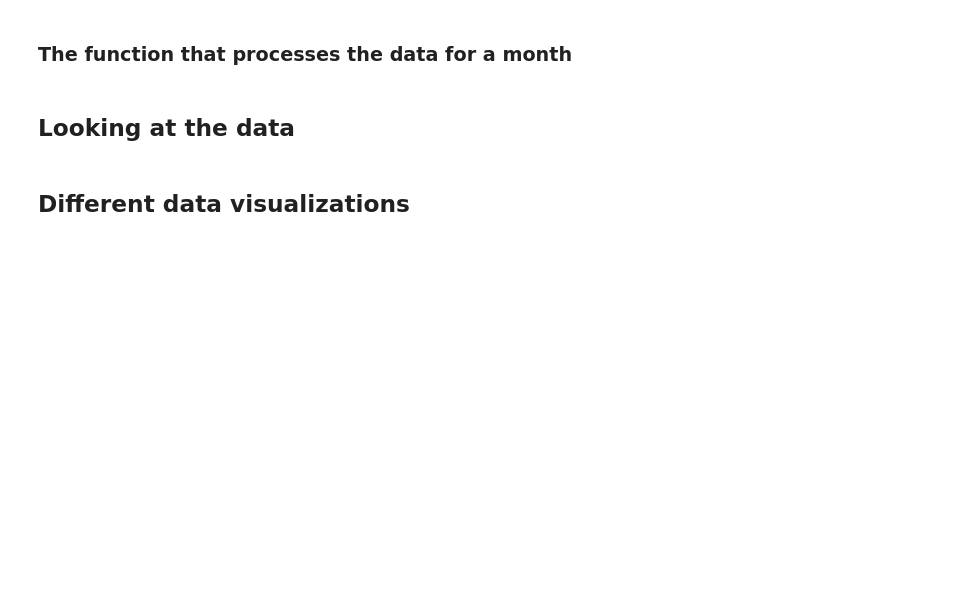
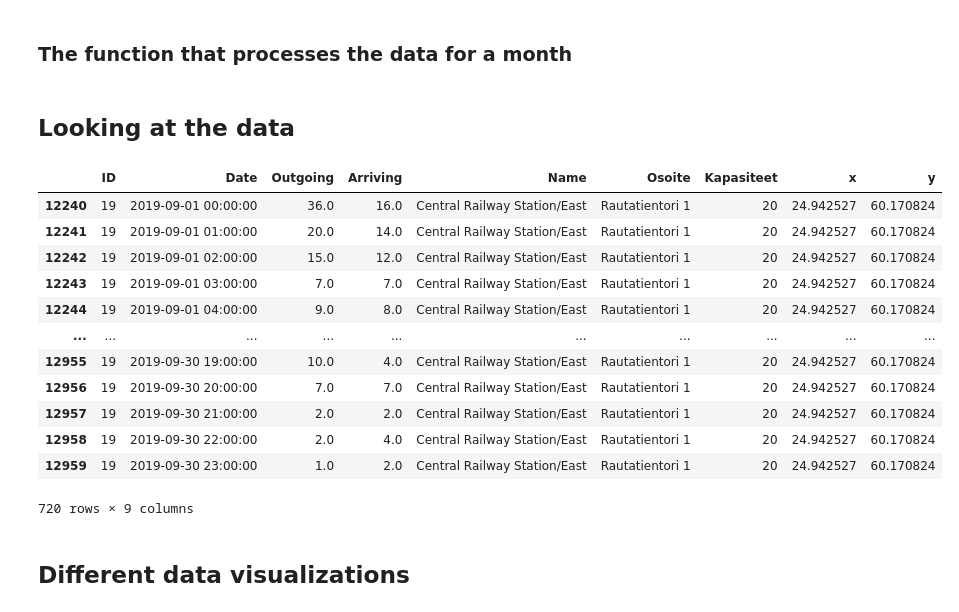
Before and after one commit to giacomogreggio/HSL-citybikes-predictor, a Jupyter notebook: HSL_citybikes_predictor.ipynb, the cells around one changed output. Cells and saved outputs as stored; diff of their text form; code cells hidden in the pictures; blank space fills up the shorter version.

```diff
--- a/HSL_citybikes_predictor.ipynb
+++ b/HSL_citybikes_predictor.ipynb
@@ -140,3 +142,20 @@ data = get_processed_data_for_month(4)
+# %%
+data =  get_processed_data_for_month(9)
+data[data["ID"] == 19]
+# %% [output]
+|  | ID | Date | Outgoing | Arriving | Name | Osoite | Kapasiteet | x | y |
+| 12240 | 19 | 2019-09-01 00:00:00 | 36.0 | 16.0 | Central Railway Station/East | Rautatientori 1 | 20 | 24.942527 | 60.170824 |
+| 12241 | 19 | 2019-09-01 01:00:00 | 20.0 | 14.0 | Central Railway Station/East | Rautatientori 1 | 20 | 24.942527 | 60.170824 |
+| 12242 | 19 | 2019-09-01 02:00:00 | 15.0 | 12.0 | Central Railway Station/East | Rautatientori 1 | 20 | 24.942527 | 60.170824 |
+| 12243 | 19 | 2019-09-01 03:00:00 | 7.0 | 7.0 | Central Railway Station/East | Rautatientori 1 | 20 | 24.942527 | 60.170824 |
+| 12244 | 19 | 2019-09-01 04:00:00 | 9.0 | 8.0 | Central Railway Station/East | Rautatientori 1 | 20 | 24.942527 | 60.170824 |
+| ... | ... | ... | ... | ... | ... | ... | ... | ... | ... |
+| 12955 | 19 | 2019-09-30 19:00:00 | 10.0 | 4.0 | Central Railway Station/East | Rautatientori 1 | 20 | 24.942527 | 60.170824 |
+| 12956 | 19 | 2019-09-30 20:00:00 | 7.0 | 7.0 | Central Railway Station/East | Rautatientori 1 | 20 | 24.942527 | 60.170824 |
+| 12957 | 19 | 2019-09-30 21:00:00 | 2.0 | 2.0 | Central Railway Station/East | Rautatientori 1 | 20 | 24.942527 | 60.170824 |
+| 12958 | 19 | 2019-09-30 22:00:00 | 2.0 | 4.0 | Central Railway Station/East | Rautatientori 1 | 20 | 24.942527 | 60.170824 |
+| 12959 | 19 | 2019-09-30 23:00:00 | 1.0 | 2.0 | Central Railway Station/East | Rautatientori 1 | 20 | 24.942527 | 60.170824 |
+720 rows × 9 columns
 # %% [markdown]
 ## Different data visualizations
 # %%
```
Also changed, not shown: parts of 6 cells of this notebook.
